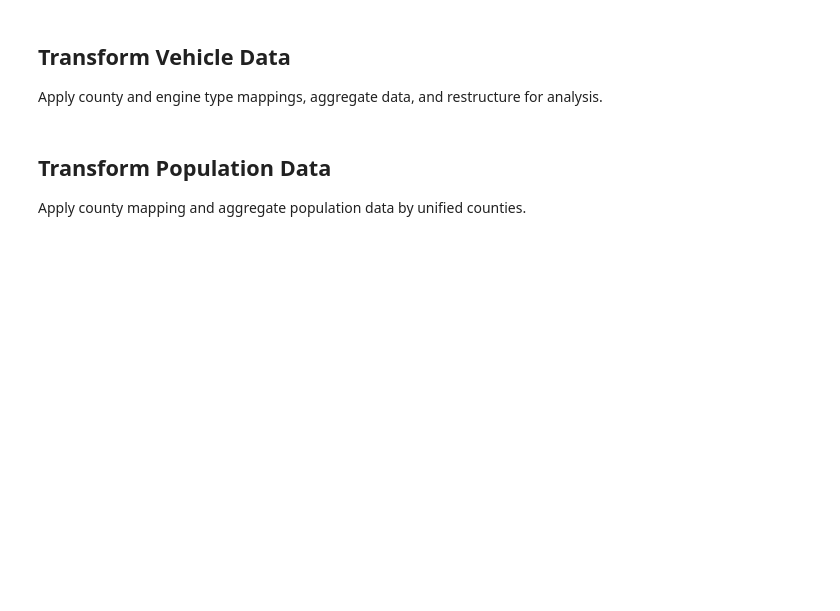
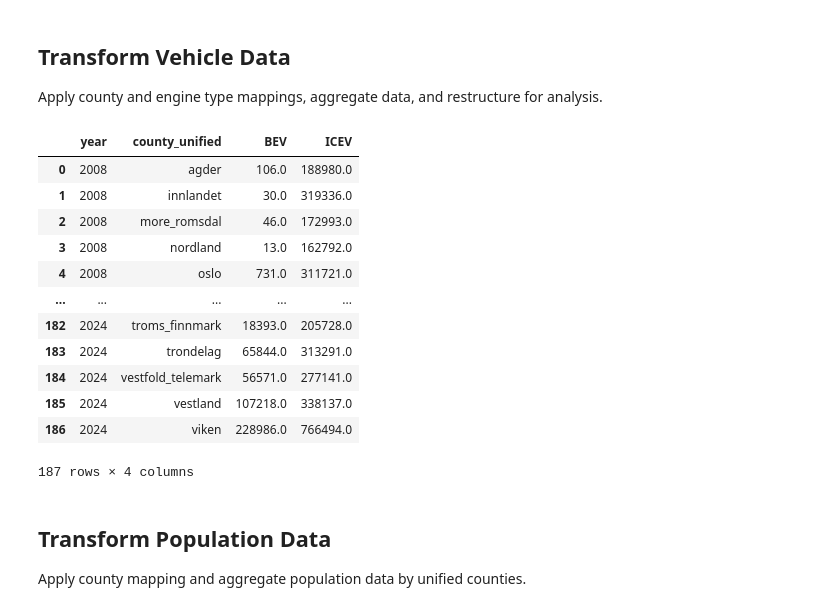
Before and after one commit to felixschulz385/evs-and-health, a Jupyter notebook: src/notebooks/experiments.ipynb, the cells around one changed output. Drawn from its saved outputs; the diff is of its cells as text; code cells hidden in the pictures; blank space fills up the shorter version.

```diff
--- a/src/notebooks/experiments.ipynb
+++ b/src/notebooks/experiments.ipynb
@@ -180,6 +180,22 @@ df_vehicles = df_vehicles.groupby(['year', 'county_unified', 'engine_type_unifie
 df_vehicles = df_vehicles.pivot_table(index=['year', 'county_unified'], columns='engine_type_unified', values='count', fill_value=0).reset_index()
 # write to csv
 df_vehicles.to_csv('../../data/vehicles.csv', index=False)
+# %%
+df_vehicles
+# %% [output]
+|  | year | county_unified | BEV | ICEV |
+| 0 | 2008 | agder | 106.0 | 188980.0 |
+| 1 | 2008 | innlandet | 30.0 | 319336.0 |
+| 2 | 2008 | more_romsdal | 46.0 | 172993.0 |
+| 3 | 2008 | nordland | 13.0 | 162792.0 |
+| 4 | 2008 | oslo | 731.0 | 311721.0 |
+| ... | ... | ... | ... | ... |
+| 182 | 2024 | troms_finnmark | 18393.0 | 205728.0 |
+| 183 | 2024 | trondelag | 65844.0 | 313291.0 |
+| 184 | 2024 | vestfold_telemark | 56571.0 | 277141.0 |
+| 185 | 2024 | vestland | 107218.0 | 338137.0 |
+| 186 | 2024 | viken | 228986.0 | 766494.0 |
+187 rows × 4 columns
 # %% [markdown]
 ## Transform Population Data
 Apply county mapping and aggregate population data by unified counties.
```
Also changed, not shown: parts of 11 cells of this notebook, 1 other file.
